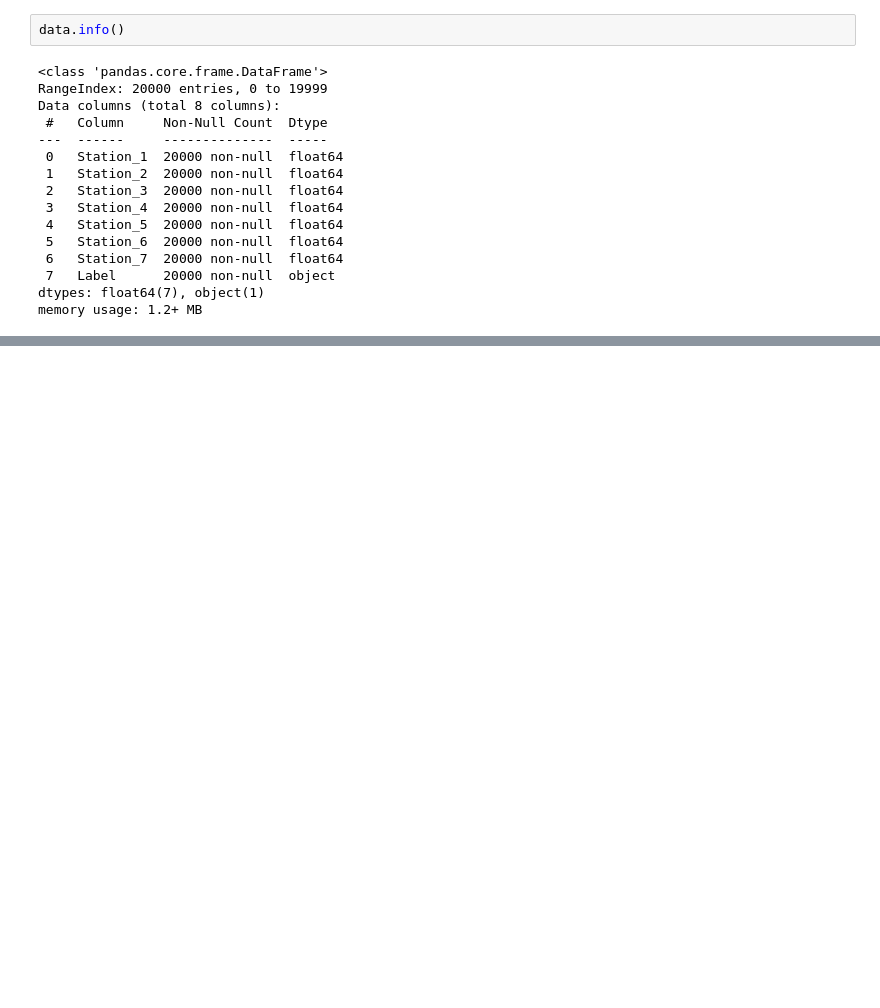
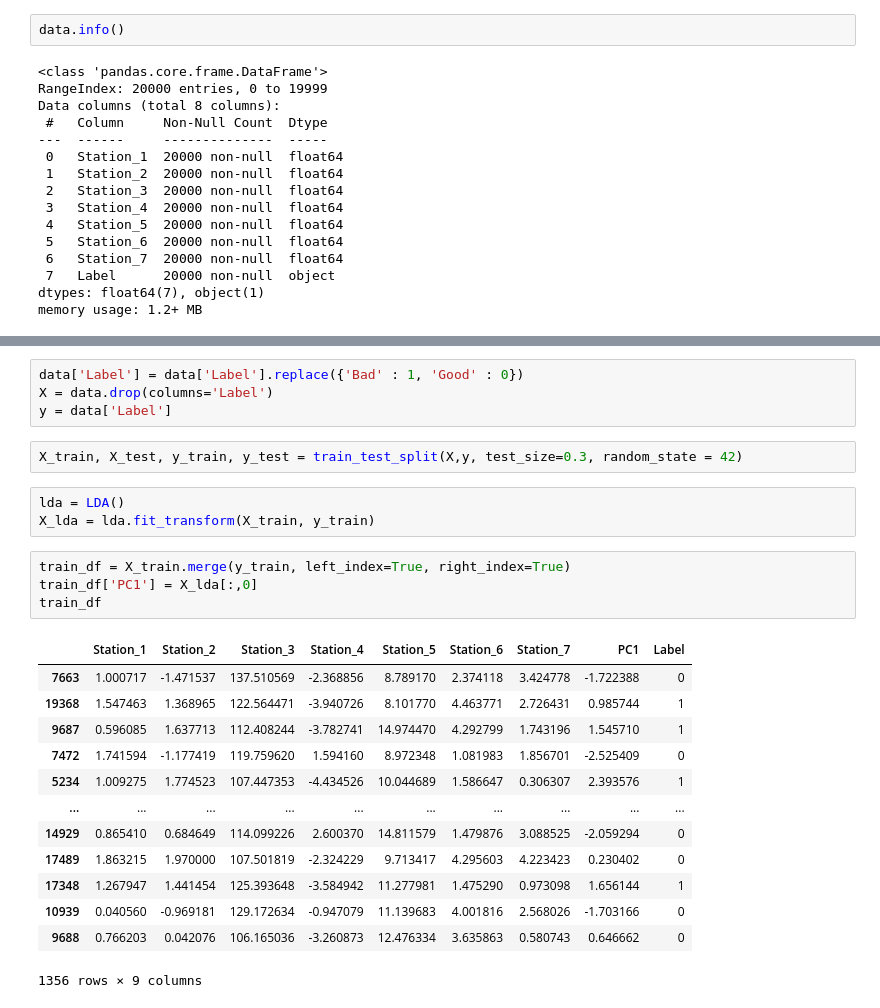
Before and after one commit to azrielalfajr/ml-models, a Jupyter notebook: supervised-models/discriminantanalysis-models.ipynb, the cells around one changed output, grey strips where cells are left out. Saved outputs shown, nothing was run; the diff lists cells and outputs as text; blank space fills up the shorter version.

```diff
--- a/supervised-models/discriminantanalysis-models.ipynb
+++ b/supervised-models/discriminantanalysis-models.ipynb
@@ -38,0 +136,27 @@ memory usage: 1.2+ MB
+# %%
+data['Label'] = data['Label'].replace({'Bad' : 1, 'Good' : 0})
+X = data.drop(columns='Label')
+y = data['Label']
+# %%
+X_train, X_test, y_train, y_test = train_test_split(X,y, test_size=0.3, random_state = 42)
+# %%
+lda = LDA()
+X_lda = lda.fit_transform(X_train, y_train)
+# %%
+train_df = X_train.merge(y_train, left_index=True, right_index=True)
+train_df['PC1'] = X_lda[:,0]
+train_df
+# %% [output]
+|  | Station_1 | Station_2 | Station_3 | Station_4 | Station_5 | Station_6 | Station_7 | PC1 | Label |
+| 7663 | 1.000717 | -1.471537 | 137.510569 | -2.368856 | 8.789170 | 2.374118 | 3.424778 | -1.722388 | 0 |
+| 19368 | 1.547463 | 1.368965 | 122.564471 | -3.940726 | 8.101770 | 4.463771 | 2.726431 | 0.985744 | 1 |
+| 9687 | 0.596085 | 1.637713 | 112.408244 | -3.782741 | 14.974470 | 4.292799 | 1.743196 | 1.545710 | 1 |
+| 7472 | 1.741594 | -1.177419 | 119.759620 | 1.594160 | 8.972348 | 1.081983 | 1.856701 | -2.525409 | 0 |
+| 5234 | 1.009275 | 1.774523 | 107.447353 | -4.434526 | 10.044689 | 1.586647 | 0.306307 | 2.393576 | 1 |
+| ... | ... | ... | ... | ... | ... | ... | ... | ... | ... |
+| 14929 | 0.865410 | 0.684649 | 114.099226 | 2.600370 | 14.811579 | 1.479876 | 3.088525 | -2.059294 | 0 |
+| 17489 | 1.863215 | 1.970000 | 107.501819 | -2.324229 | 9.713417 | 4.295603 | 4.223423 | 0.230402 | 0 |
+| 17348 | 1.267947 | 1.441454 | 125.393648 | -3.584942 | 11.277981 | 1.475290 | 0.973098 | 1.656144 | 1 |
+| 10939 | 0.040560 | -0.969181 | 129.172634 | -0.947079 | 11.139683 | 4.001816 | 2.568026 | -1.703166 | 0 |
+| 9688 | 0.766203 | 0.042076 | 106.165036 | -3.260873 | 12.476334 | 3.635863 | 0.580743 | 0.646662 | 0 |
+1356 rows × 9 columns
```
Also changed, not shown: parts of 25 cells of this notebook.
